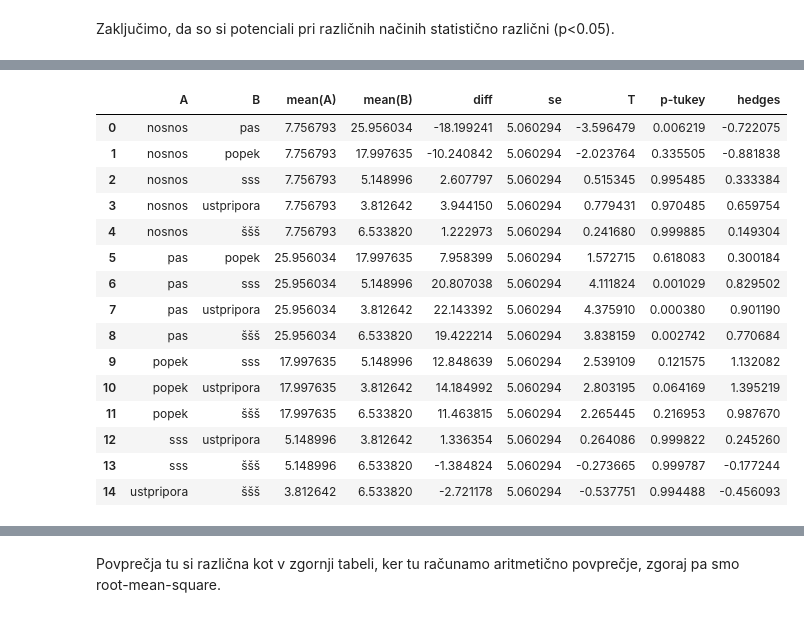
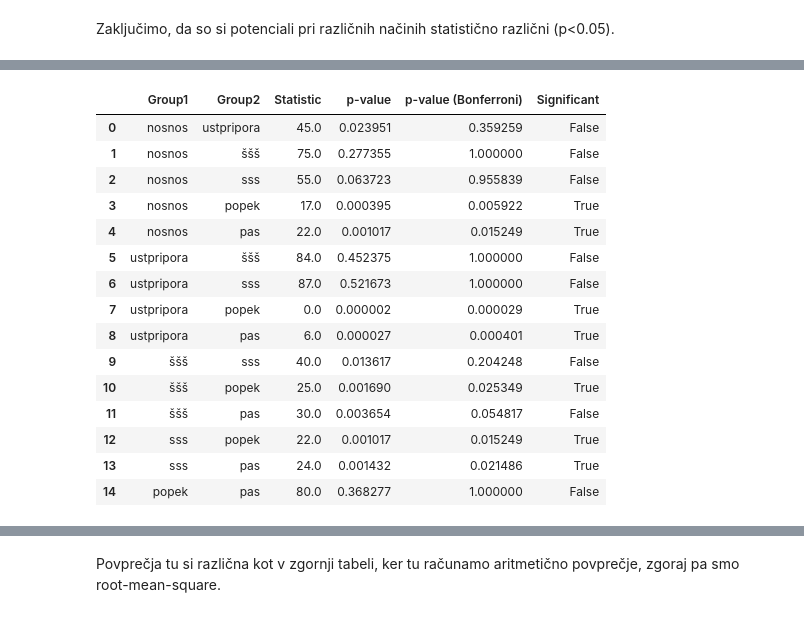
Before and after one commit to urbanog/katarina-breznik, a Jupyter notebook: main.ipynb, the cells around one changed output, grey strips where cells are left out. Saved outputs shown, nothing was run; the diff lists cells and outputs as text; code cells hidden in the pictures.

```diff
--- a/main.ipynb
+++ b/main.ipynb
@@ -246,39 +246,63 @@ Friedmanov test za Kanal 2 (mirovanja):
 # %% [markdown]
 Zaključimo, da so si potenciali pri različnih načinih statistično različni (p<0.05).
 # %%
-# Post-hoc Tukey test for Kanal 1 (mirovanja)
-print('\nPost-hoc Tukey test with Bonferroni correction for Kanal 1 (mirovanja):')
-posthoc_kanal1 = pg.pairwise_tukey(data=df_all, dv='Kanal 1 Povprečje mirovanja', between='način')
-display(posthoc_kanal1)
-# Post-hoc Tukey test for Kanal 2 (mirovanja)
-print('\nPost-hoc Tukey test with Bonferroni correction for Kanal 2 (mirovanja):')
-posthoc_kanal2 = pg.pairwise_tukey(data=df_all, dv='Kanal 2 Povprečje mirovanja', between='način')
-display(posthoc_kanal2)
+from itertools import combinations
 
-# Export Tukey post-hoc results to Word
-tukey_doc = Document()
-tukey_doc.add_heading('Post-hoc Tukey test with Bonferroni correction', 0)
+# Wilcoxon signed-rank post-hoc test with Bonferroni correction for Kanal 1 and Kanal 2 (mirovanja)
+
+def wilcoxon_posthoc(df, value_col, group_col, subject_col):
+    groups = df[group_col].unique()
+    results = []
+    for g1, g2 in combinations(groups, 2):
+        # Merge data for paired comparison by subject
+        d1 = df[df[group_col] == g1][[subject_col, value_col]].set_index(subject_col)
+        d2 = df[df[group_col] == g2][[subject_col, value_col]].set_index(subject_col)
+        common_subjects = d1.index.intersection(d2.index)
+        if len(common_subjects) > 0:
+            vals1 = d1.loc[common_subjects][value_col]
+            vals2 = d2.loc[common_subjects][value_col]
+            stat, p = wilcoxon(vals1, vals2)
+            results.append({'Group1': g1, 'Group2': g2, 'Statistic': stat, 'p-value': p})
+    res_df = pd.DataFrame(results)
+    # Bonferroni correction
+    if not res_df.empty:
+        corrected = multipletests(res_df['p-value'], method='bonferroni')
+        res_df['p-value (Bonferroni)'] = corrected[1]
+        res_df['Significant'] = corrected[0]
+    return res_df
+
+print('\nWilcoxon signed-rank post-hoc test with Bonferroni correction for Kanal 1 (mirovanja):')
+posthoc_wilcoxon_kanal1 = wilcoxon_posthoc(df_all, 'Kanal 1 Povprečje mirovanja', 'način', 'ID')
+display(posthoc_wilcoxon_kanal1)
+
+print('\nWilcoxon signed-rank post-hoc test with Bonferroni correction for Kanal 2 (mirovanja):')
+posthoc_wilcoxon_kanal2 = wilcoxon_posthoc(df_all, 'Kanal 2 Povprečje mirovanja', 'način', 'ID')
+display(posthoc_wilcoxon_kanal2)
+
+# Export Wilcoxon post-hoc results to Word
+wilcoxon_doc = Document()
+wilcoxon_doc.add_heading('Wilcoxon signed-rank post-hoc test with Bonferroni correction', 0)
 
 # Kanal 1 table
-tukey_doc.add_heading('Kanal 1 Povprečje mirovanja', level=1)
-table1 = tukey_doc.add_table(rows=1, cols=len(posthoc_kanal1.columns))
-for i, col in enumerate(posthoc_kanal1.columns):
+wilcoxon_doc.add_heading('Kanal 1 Povprečje mirovanja', level=1)
+table1 = wilcoxon_doc.add_table(rows=1, cols=len(posthoc_wilcoxon_kanal1.columns))
+for i, col in enumerate(posthoc_wilcoxon_kanal1.columns):
     table1.cell(0, i).text = str(col)
-for _, row in posthoc_kanal1.iterrows():
+for _, row in posthoc_wilcoxon_kanal1.iterrows():
     cells = table1.add_row().cells
     for i, val in enumerate(row):
         cells[i].text = f"{val:.4f}" if isinstance(val, (float, np.floating)) else str(val)
 
 # Kanal 2 table
-tukey_doc.add_heading('Kanal 2 Povprečje mirovanja', level=1)
-table2 = tukey_doc.add_table(rows=1, cols=len(posthoc_kanal2.columns))
-for i, col in enumerate(posthoc_kanal2.columns):
+wilcoxon_doc.add_heading('Kanal 2 Povprečje mirovanja', level=1)
+table2 = wilcoxon_doc.add_table(rows=1, cols=len(posthoc_wilcoxon_kanal2.columns))
+for i, col in enumerate(posthoc_wilcoxon_kanal2.columns):
     table2.cell(0, i).text = str(col)
-for _, row in posthoc_kanal2.iterrows():
+for _, row in posthoc_wilcoxon_kanal2.iterrows():
     cells = table2.add_row().cells
     for i, val in enumerate(row):
         cells[i].text = f"{val:.4f}" if isinstance(val, (float, np.floating)) else str(val)
 
-tukey_doc.save('Post-hoc Tukey test with Bonferroni correction.docx')
-print("Word document exported as 'Post-hoc Tukey test with Bonferroni correction.docx'")
+wilcoxon_doc.save('Wilcoxon signed-rank post-hoc test with Bonferroni correction.docx')
+print("Word document exported as 'Wilcoxon signed-rank post-hoc test with Bonferroni correction.docx'")
 # %% [output]
@@ -286,16 +310,16 @@ Post-hoc Tukey test with Bonferroni correction for Kanal 1 (mirovanja):
-|  | A | B | mean(A) | mean(B) | diff | se | T | p-tukey | hedges |
-| 0 | nosnos | pas | 7.756793 | 25.956034 | -18.199241 | 5.060294 | -3.596479 | 0.006219 | -0.722075 |
-| 1 | nosnos | popek | 7.756793 | 17.997635 | -10.240842 | 5.060294 | -2.023764 | 0.335505 | -0.881838 |
-| 2 | nosnos | sss | 7.756793 | 5.148996 | 2.607797 | 5.060294 | 0.515345 | 0.995485 | 0.333384 |
-| 3 | nosnos | ustpripora | 7.756793 | 3.812642 | 3.944150 | 5.060294 | 0.779431 | 0.970485 | 0.659754 |
-| 4 | nosnos | ššš | 7.756793 | 6.533820 | 1.222973 | 5.060294 | 0.241680 | 0.999885 | 0.149304 |
-| 5 | pas | popek | 25.956034 | 17.997635 | 7.958399 | 5.060294 | 1.572715 | 0.618083 | 0.300184 |
-| 6 | pas | sss | 25.956034 | 5.148996 | 20.807038 | 5.060294 | 4.111824 | 0.001029 | 0.829502 |
-| 7 | pas | ustpripora | 25.956034 | 3.812642 | 22.143392 | 5.060294 | 4.375910 | 0.000380 | 0.901190 |
-| 8 | pas | ššš | 25.956034 | 6.533820 | 19.422214 | 5.060294 | 3.838159 | 0.002742 | 0.770684 |
-| 9 | popek | sss | 17.997635 | 5.148996 | 12.848639 | 5.060294 | 2.539109 | 0.121575 | 1.132082 |
-| 10 | popek | ustpripora | 17.997635 | 3.812642 | 14.184992 | 5.060294 | 2.803195 | 0.064169 | 1.395219 |
-| 11 | popek | ššš | 17.997635 | 6.533820 | 11.463815 | 5.060294 | 2.265445 | 0.216953 | 0.987670 |
-| 12 | sss | ustpripora | 5.148996 | 3.812642 | 1.336354 | 5.060294 | 0.264086 | 0.999822 | 0.245260 |
-| 13 | sss | ššš | 5.148996 | 6.533820 | -1.384824 | 5.060294 | -0.273665 | 0.999787 | -0.177244 |
-| 14 | ustpripora | ššš | 3.812642 | 6.533820 | -2.721178 | 5.060294 | -0.537751 | 0.994488 | -0.456093 |
+|  | Group1 | Group2 | Statistic | p-value | p-value (Bonferroni) | Significant |
+| 0 | nosnos | ustpripora | 45.0 | 0.023951 | 0.359259 | False |
+| 1 | nosnos | ššš | 75.0 | 0.277355 | 1.000000 | False |
+| 2 | nosnos | sss | 55.0 | 0.063723 | 0.955839 | False |
+| 3 | nosnos | popek | 17.0 | 0.000395 | 0.005922 | True |
+| 4 | nosnos | pas | 22.0 | 0.001017 | 0.015249 | True |
+| 5 | ustpripora | ššš | 84.0 | 0.452375 | 1.000000 | False |
+| 6 | ustpripora | sss | 87.0 | 0.521673 | 1.000000 | False |
+| 7 | ustpripora | popek | 0.0 | 0.000002 | 0.000029 | True |
+| 8 | ustpripora | pas | 6.0 | 0.000027 | 0.000401 | True |
+| 9 | ššš | sss | 40.0 | 0.013617 | 0.204248 | False |
+| 10 | ššš | popek | 25.0 | 0.001690 | 0.025349 | True |
+| 11 | ššš | pas | 30.0 | 0.003654 | 0.054817 | False |
+| 12 | sss | popek | 22.0 | 0.001017 | 0.015249 | True |
+| 13 | sss | pas | 24.0 | 0.001432 | 0.021486 | True |
+| 14 | popek | pas | 80.0 | 0.368277 | 1.000000 | False |
```
Also changed, not shown: parts of 3 cells of this notebook, 6 other files.
